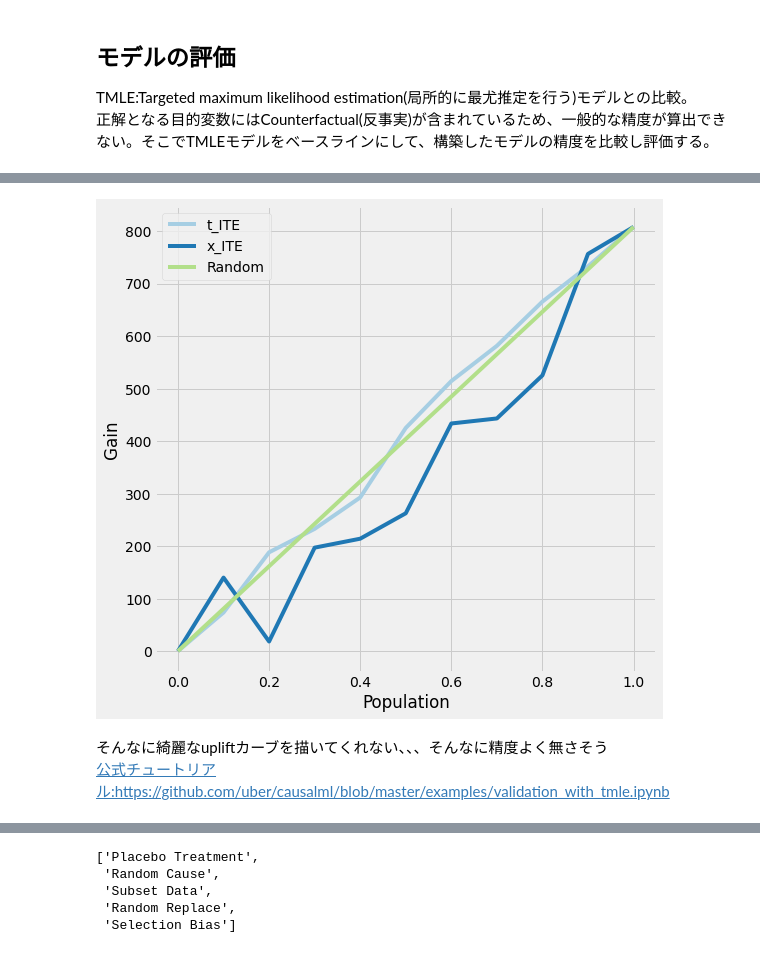
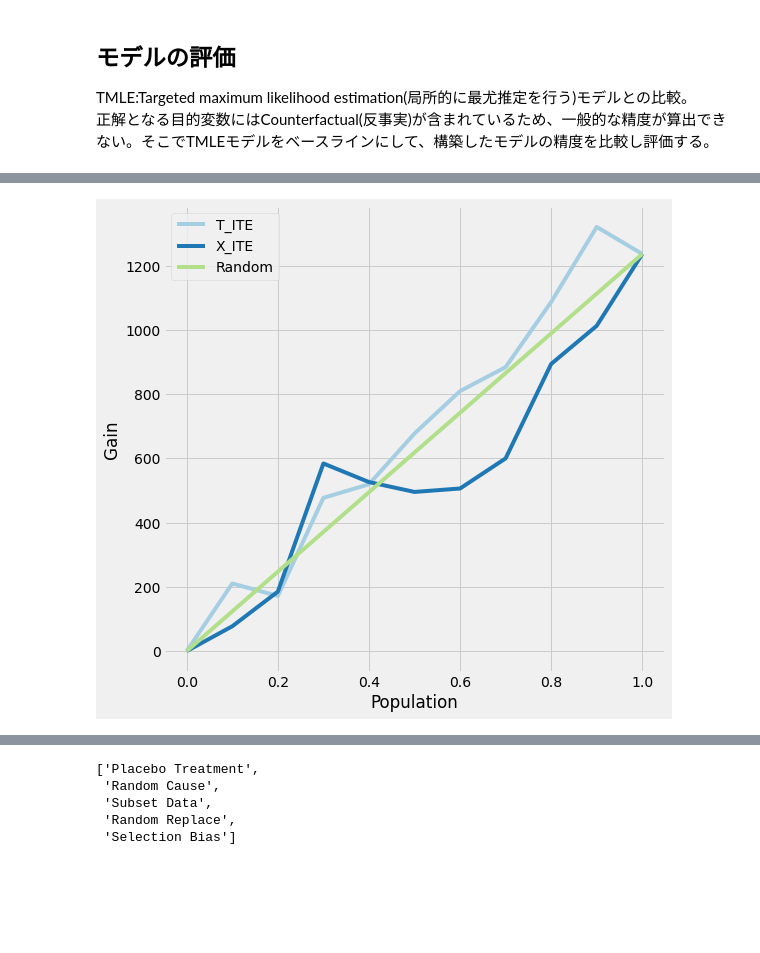
Before and after one commit to Itsuki-Hamano123/practice-casualeffect, a Jupyter notebook: jobs_causality/jobs_causalml.ipynb, the cells around one changed output, grey strips where cells are left out. Drawn from its saved outputs; the diff is of its cells as text; code cells hidden in the pictures; blank space fills up the shorter version.

```diff
--- a/jobs_causality/jobs_causalml.ipynb
+++ b/jobs_causality/jobs_causalml.ipynb
@@ -123,17 +140,12 @@ SEED = 2
 
 data = df.drop(columns=UNNECESSARY_COLUMNS)
 
-train_X, test_X, train_y, test_y = train_test_split(data.drop(columns=OUTCOME_COLUMN).values, data[OUTCOME_COLUMN].values,
-                                                    test_size=0.2, random_state=SEED)
-train_X, val_X, train_y, val_y = train_test_split(train_X, train_y,
-                                                  test_size=0.2, random_state=SEED)
-# t:treatment(介入変数)の取り出し
-train_t = train_X[:,0].astype(int)
-train_X = train_X[:,1:]
-val_t = val_X[:,0].astype(int)
-val_X = val_X[:,1:]
-test_t = test_X[:,0].astype(int)
-test_X = test_X[:,1:]
+train_X, test_X, train_t, test_t, train_y, test_y = train_test_split(data.drop(columns=[TREATMENT_COLUMN, OUTCOME_COLUMN]).values,
+                                                                     data[TREATMENT_COLUMN].values,
+                                                                     data[OUTCOME_COLUMN].values,
+                                                                     test_size=0.2, random_state=SEED)
+train_X, val_X, train_t, val_t, train_y, val_y = train_test_split(train_X, train_t, train_y,
+                                                                  test_size=0.2, random_state=SEED)
 
 print('data.shape:{}'.format(data.shape))
 print('train_X:{}, train_t:{}, train_y:{}'.format(train_X.shape, train_t.shape, train_y.shape))
@@ -150,10 +162,10 @@ test_X:(123, 8), test_t:(123,), test_y:(123,)
 # causalmlで使用できるElasticNetPropensityModelでは内部でsklearn.linear_model.ElasticNetCVが使われている
 # ElasticNetPropensityModelでは検証用データを使えなさそうなので、過学習を防ぐためにも今回はxgboostを使用
 # ps：propensity score(傾向スコア)
-ps_model = XGBClassifier(random_state=SEED)
+ps_model = XGBClassifier(n_estimators=1000, random_state=SEED)
 # 目的変数をTreatmentとして学習
 ps_model.fit(X=train_X, y=train_t, eval_set=[(val_X, val_t)],
-             early_stopping_rounds=5)
+             early_stopping_rounds=10)
 
 # 傾向スコア算出
 train_ps = ps_model.predict_proba(data=train_X)[:,1]
@@ -305,10 +304,10 @@ Wall time: 4.45 ms
 # %%
 # ITE:IndividualTreatmentEffect
-insert_columns = ['S_ITE', 'X_ITE', 'T_ITE']
-insert_val = [s_ite, x_ite, t_ite]
+insert_columns = ['X_ITE', 'T_ITE']
+insert_val = [x_ite, t_ite]
 for insert_col, val in zip(insert_columns, insert_val):
-  if insert_col in df.columns:
-    df.drop(columns=insert_col,inplace=True)
-  df.insert(loc=0, column=insert_col, value=val)
-df
+  if insert_col in data.columns:
+    data.drop(columns=insert_col,inplace=True)
+  data.insert(loc=0, column=insert_col, value=val)
+data
 # %% [output]
@@ -370,8 +368,8 @@ TMLE:Targeted maximum likelihood estimation(局所的に最尤推定を行う)
 PS_COLUMN = 'ps'
 insert_column = PS_COLUMN
 
-if insert_column in df.columns:
-  df.drop(columns=insert_column,inplace=True)
-df.insert(loc=0, column=insert_column, value=learner_input_ps)
-df.head()
+if insert_column in data.columns:
+  data.drop(columns=insert_column,inplace=True)
+data.insert(loc=0, column=insert_column, value=learner_input_ps)
+data.head()
 # %% [output]
@@ -395,5 +415,5 @@ ValueError: ignored
 # %%
-plot_tmlegain(df=df.drop(columns=UNNECESSARY_COLUMNS),inference_col=FEATURE_COLUMNS,
+plot_tmlegain(df=data,inference_col=FEATURE_COLUMNS,
               learner=XGBRegressor(n_estimators=1000, random_state=SEED),
               outcome_col=OUTCOME_COLUMN, treatment_col=TREATMENT_COLUMN, p_col=PS_COLUMN,
               n_segment=10)
@@ -404,5 +424,2 @@ plot_tmlegain(df=df.drop(columns=UNNECESSARY_COLUMNS),inference_col=FEATURE_COLU
-[figure, old version]
+[figure, new version]
-# %% [markdown]
-そんなに綺麗なupliftカーブを描いてくれない、、、そんなに精度よく無さそう<br>
-[公式チュートリアル:https://github.com/uber/causalml/blob/master/examples/validation_with_tmle.ipynb](https://github.com/uber/causalml/blob/master/examples/validation_with_tmle.ipynb)
 # %%
```
Also changed, not shown: parts of 43 cells of this notebook.
